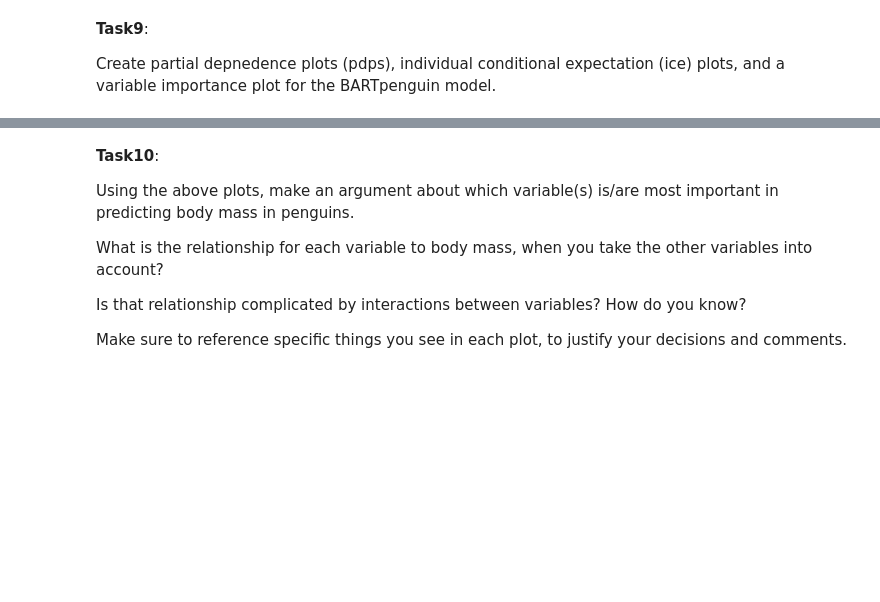
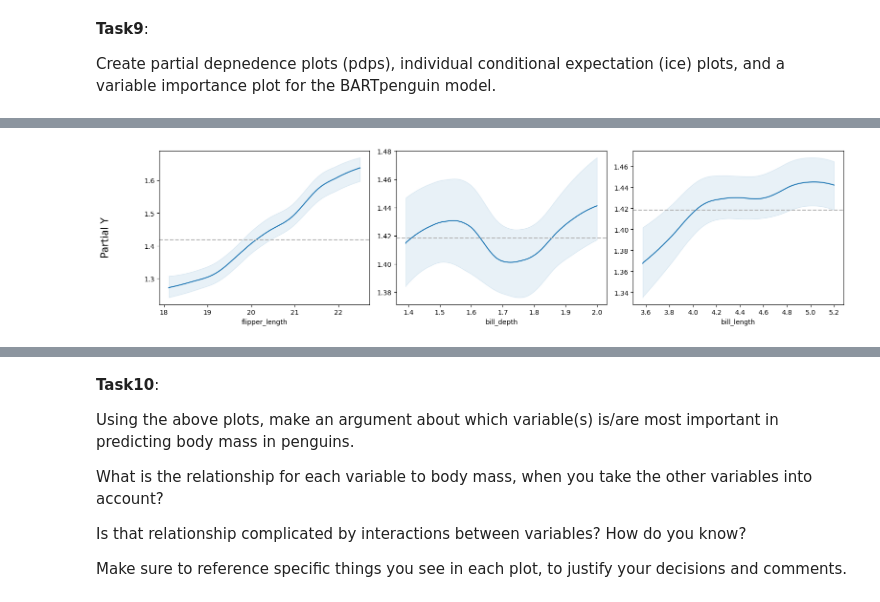
Before and after one commit to kundana12345/DataScience, a Jupyter notebook: Kundana_Unit8ExercisesSF.ipynb, the cells around one changed output, grey strips where cells are left out. Saved outputs shown, nothing was run; the diff lists cells and outputs as text; code cells hidden in the pictures; blank space fills up the shorter version.

```diff
--- a/Kundana_Unit8ExercisesSF.ipynb
+++ b/Kundana_Unit8ExercisesSF.ipynb
@@ -139,0 +143,11 @@ Create partial depnedence plots (pdps), individual conditional expectation (ice)
+# %%
+fig, ax = plt.subplots(ncols=3, figsize=(15, 4))
+pmb.plot_pdp(
+    μ_,
+    X,
+    ax=ax
+)
+fig.tight_layout()
+plt.show()
+# %% [output]
+[figure, added]
```
Also changed, not shown: parts of 9 cells of this notebook.
